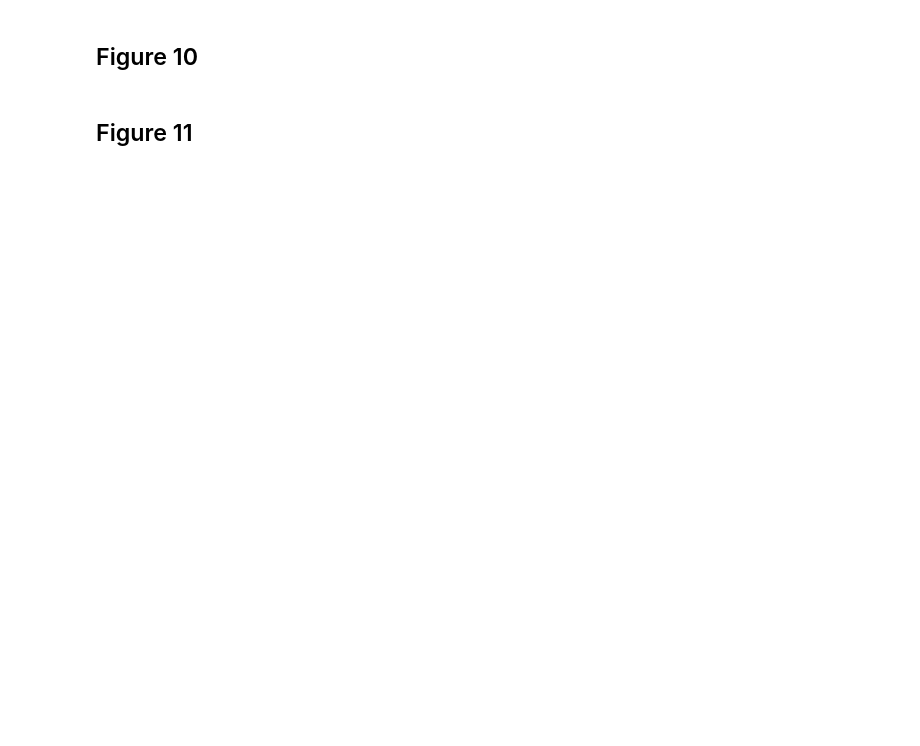
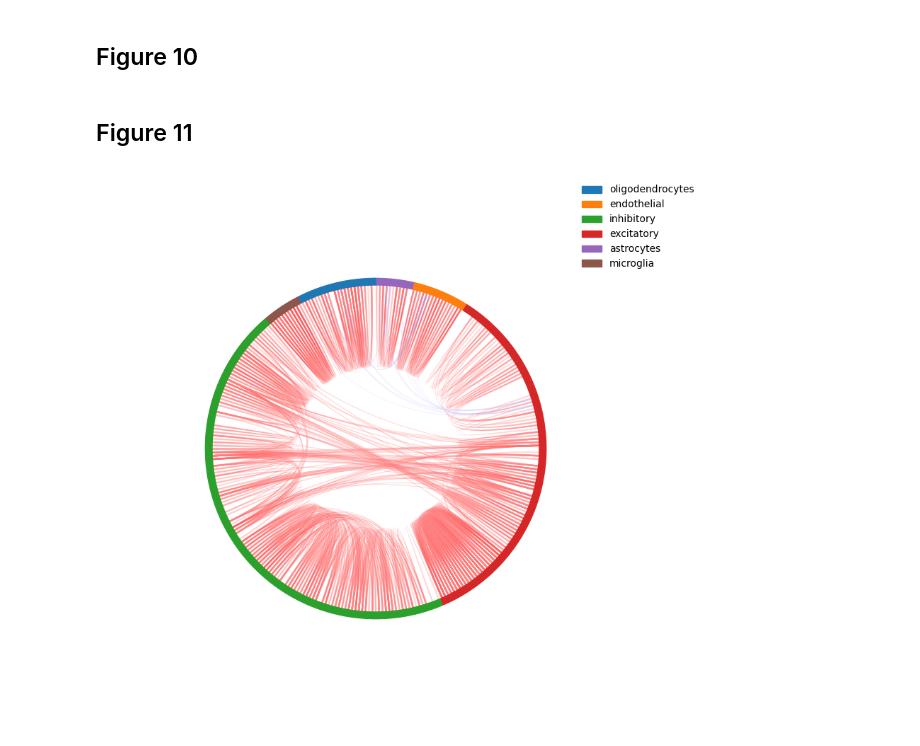
Before and after one commit to erwinerdem/STEAP, a Jupyter notebook: notebooks/figures.ipynb, the cells around one changed output. Cells and saved outputs as stored; diff of their text form; code cells hidden in the pictures; blank space fills up the shorter version.

Commit message:
Updated scripts

```diff
--- a/notebooks/figures.ipynb
+++ b/notebooks/figures.ipynb
@@ -1227,3 +1249,73 @@ ax.set_xlabel('')
 ax.set_ylabel('')
 plt.savefig(f"{figure_dir}heatmap_escorr_all_datasets_mean.png", dpi=200, bbox_inches='tight')
 plt.show()
+# %%
+def chord_plot_pandas(gcircle, row, group_dict, corr_limit,bottom):
+    if row['corr'] >= corr_limit[1] or row['corr'] <= corr_limit[0]:
+        nodes = []
+        for i in ['x','y']:
+            node = row[f"celltype{i}"]
+            for k,v in group_dict.items():
+                if bool(re.search(v,node)):
+                    node = f"{k}, {node}"
+            nodes.append(node)
+        gcircle.chord_plot([nodes[0],0,0,bottom],[nodes[1],0,0,bottom],color=cmap(norm(row['corr'])),alpha=.3)
+
+
+from matplotlib import cm
+from scripts.pyCircos import Gcircle
+import matplotlib.patches as mpatches
+import re
+
+celltype_dict = {
+    'oligodendrocytes': 'ODC|ligo|OPC|[MF]OL\d+',
+    'endothelial':'endothelial|END|Endo',
+    'inhibitory': '[Gg][Aa][Bb][Aa]|In[0-9]|INH',
+    'excitatory': '[Gg][Ll][Uu]|[Ee][Xx][a-zA-Z0-9]',
+    'astrocytes': '[Aa]stro| ASC',
+    'microglia': '[Mm]icro|MG'
+}
+color_map = 'tab10'
+bottom = 1200
+figsize = (10,10)
+ylim = 2000
+# corr_limit = (0,0)
+q = 95
+filename = f'{figure_dir}circosplot_es_gene_corr_{q}.png'
+
+pattern = "|".join([v for v in celltype_dict.values()])
+links = es_corr_df[
+    (es_corr_df['celltypex'].str.contains(pattern))
+    &
+    (es_corr_df['celltypey'].str.contains(pattern))
+    &
+    (es_corr_df['pval_bonferroni']<=0.05)
+]
+nodes = pd.concat([links['celltypex'], links['celltypey']]).drop_duplicates().to_list()
+nodes = sorted([f"{k}, {n}"  for n in nodes for k,v in celltype_dict.items() if re.search(v,n)])
+corrs = links['corr']
+corr_limit = (corrs[corrs<0].quantile(q/100),corrs[corrs>0].quantile(q/100))
+plt.style.use('default')
+cmap = cm.get_cmap('bwr')
+norm = plt.Normalize(-1, 1)
+cmap_group = {group_name:cm.get_cmap(color_map)(i) for i,group_name in enumerate(celltype_dict.keys())}
+gcircle = Gcircle()
+for node in nodes:
+    for k,v in celltype_dict.items():
+        if re.search(v,node):
+            gcircle.add_locus(node, 2,
+                              bottom=bottom,
+                              linewidth=1, interspace=0,
+                              facecolor=cmap_group[k],
+                              edgecolor=cmap_group[k])
+
+gcircle.set_locus(figsize=figsize) #Create figure object
+gcircle.ax.set_ylim(0,ylim)
+# make chords inside the circle
+links.apply(lambda row: chord_plot_pandas(gcircle, row, celltype_dict, corr_limit, bottom), axis=1)
+# add legend
+patches = [mpatches.Patch(color=v, label=k) for k,v in cmap_group.items()]
+gcircle.ax.legend(handles=patches, bbox_to_anchor=(1.1, 1), loc=1, frameon=False)
+plt.savefig(filename, dpi=150, bbox_inches='tight')
+# %% [output]
+[figure, added]
```
Also changed, not shown: parts of 7 cells of this notebook, 7 other files.
